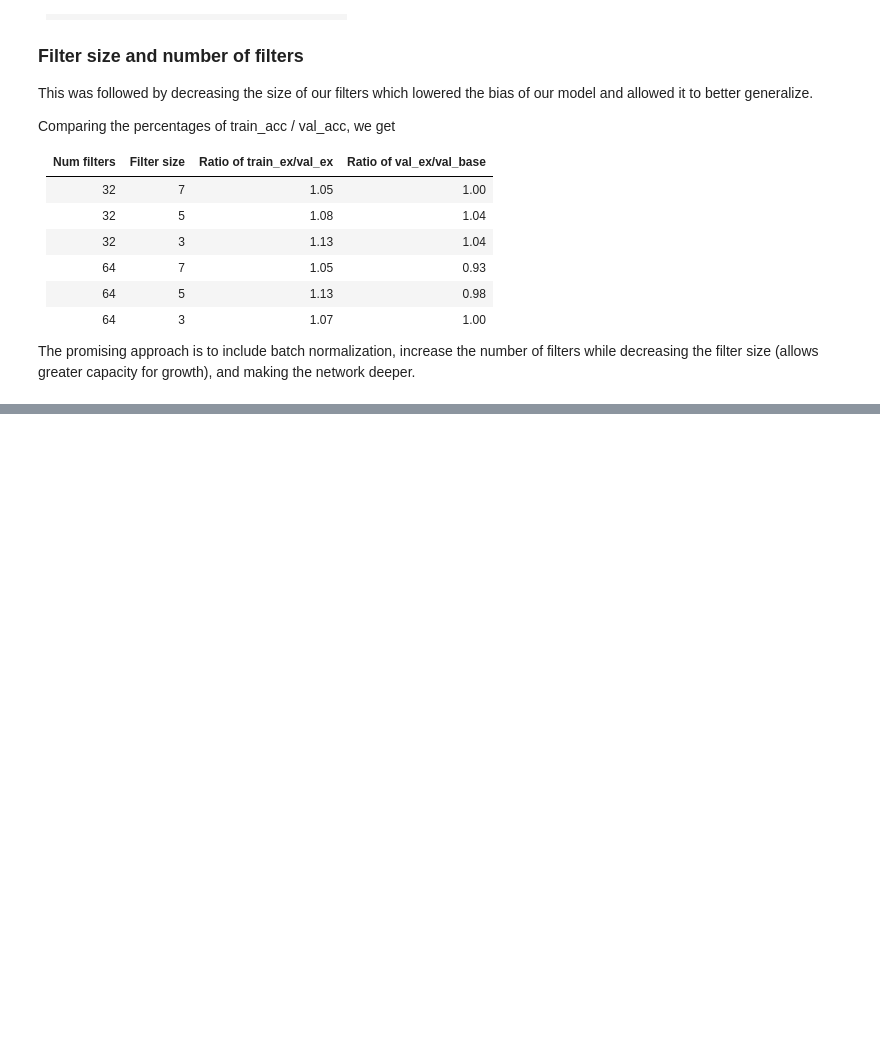
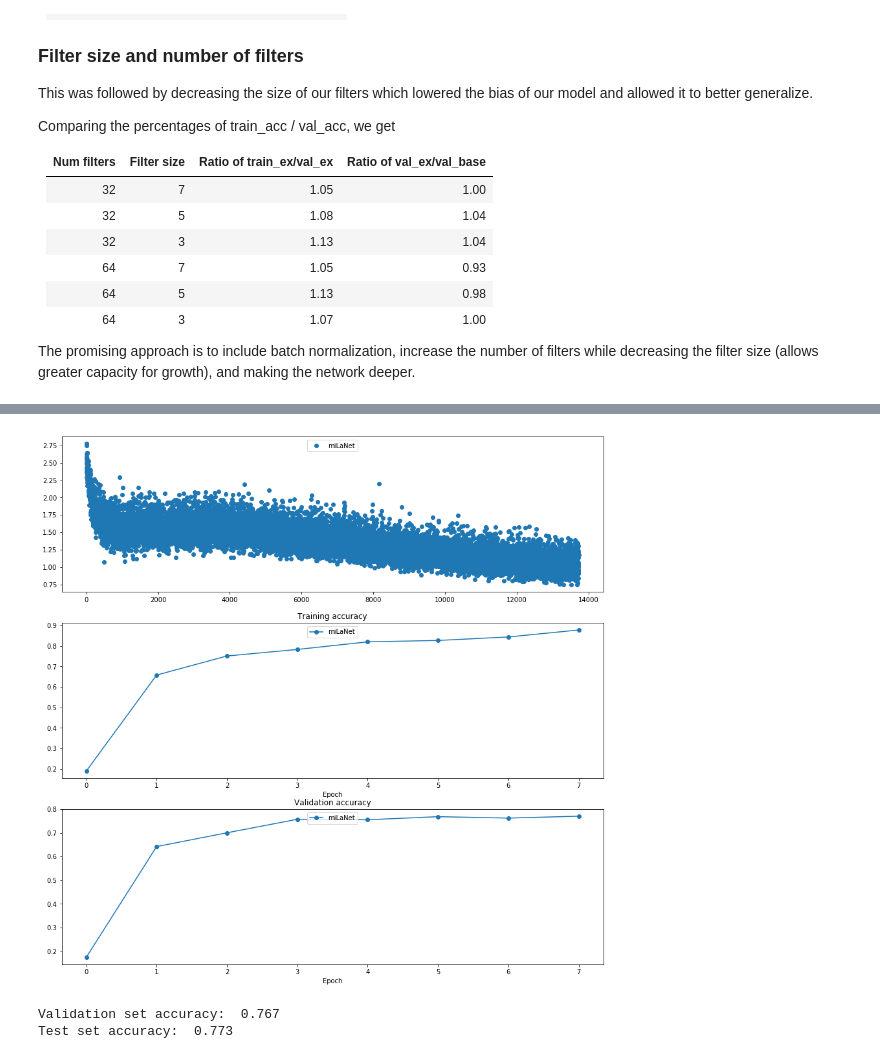
Before and after one commit to ryaka/cs231n, a Jupyter notebook: assignment2/ConvolutionalNetworks.ipynb, the cells around one changed output, grey strips where cells are left out. Saved outputs shown, nothing was run; the diff lists cells and outputs as text; code cells hidden in the pictures; blank space fills up the shorter version.

```diff
--- a/assignment2/ConvolutionalNetworks.ipynb
+++ b/assignment2/ConvolutionalNetworks.ipynb
@@ -1070,0 +1127,43 @@ If you implement any additional features for extra credit, clearly describe them
+# %%
+plt.title('Training loss')
+plt.xlabel('Iteration')
+
+plt.subplot(3, 1, 2)
+plt.title('Training accuracy')
+plt.xlabel('Epoch')
+
+plt.subplot(3, 1, 3)
+plt.title('Validation accuracy')
+plt.xlabel('Epoch')
+
+plt.subplot(3, 1, 1)
+plt.plot(gen_solver.loss_history, 'o', label='miLaNet')
+
+plt.subplot(3, 1, 2)
+plt.plot(gen_solver.train_acc_history, '-o', label='miLaNet')
+
+plt.subplot(3, 1, 3)
+plt.plot(gen_solver.val_acc_history, '-o', label='miLaNet')
+
+for i in [1, 2, 3]:
+  plt.subplot(3, 1, i)
+  plt.legend(loc='upper center', ncol=4)
+plt.gcf().set_size_inches(15, 15)
+plt.show()
+# %% [output]
+[figure, added]
+# %%
+# Train a really good model on CIFAR-10
+
+X_test = data['X_test']
+X_val = data['X_val']
+y_test = data['y_test']
+y_val = data['y_val']
+
+y_test_pred = np.argmax(gen_model.loss(X_test), axis=1)
+y_val_pred = np.argmax(gen_model.loss(X_val), axis=1)
+print 'Validation set accuracy: ', (y_val_pred == y_val).mean()
+print 'Test set accuracy: ', (y_test_pred == y_test).mean()
+# %% [output]
+Validation set accuracy:  0.767
+Test set accuracy:  0.773
```
Also changed, not shown: parts of 5 cells of this notebook.
